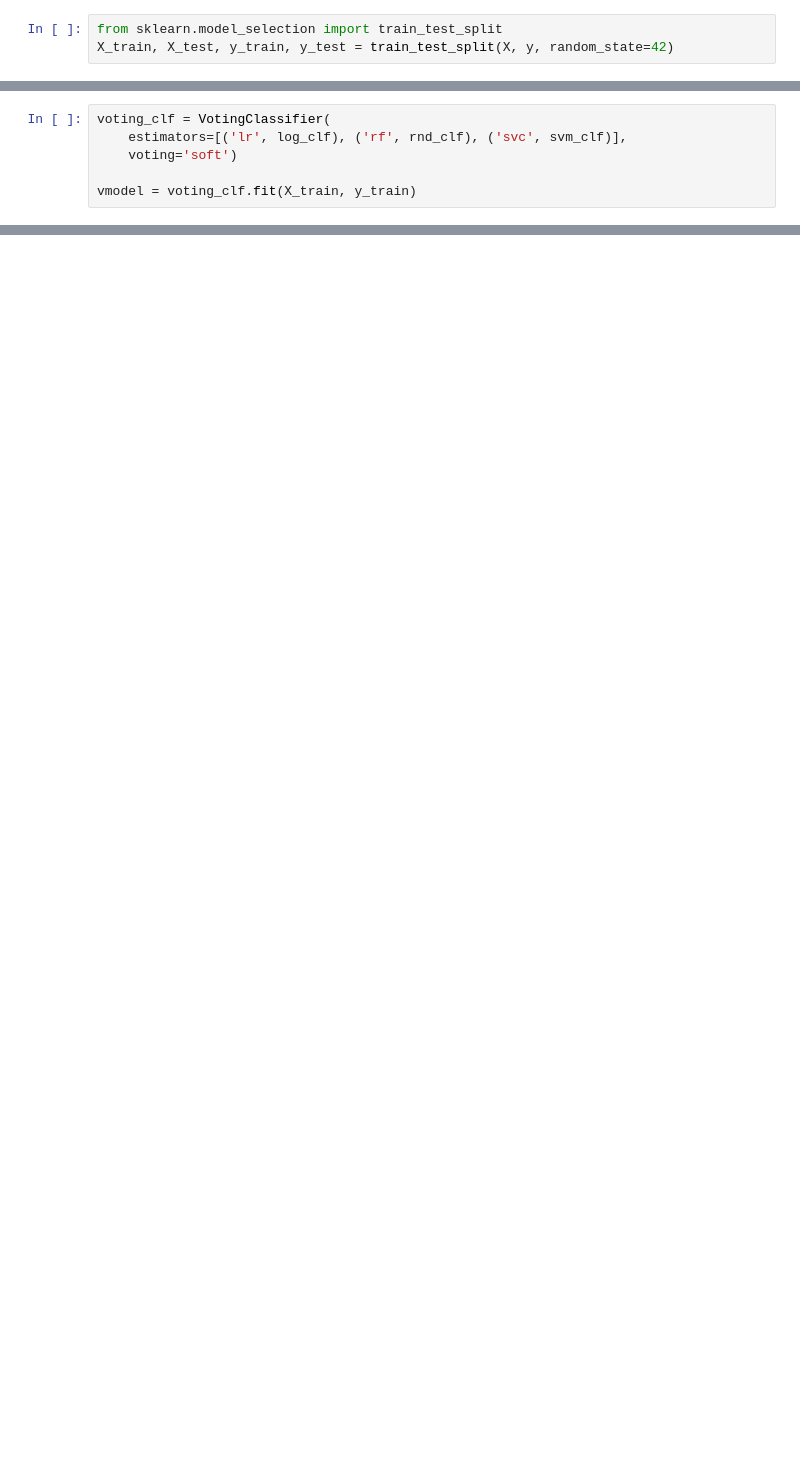
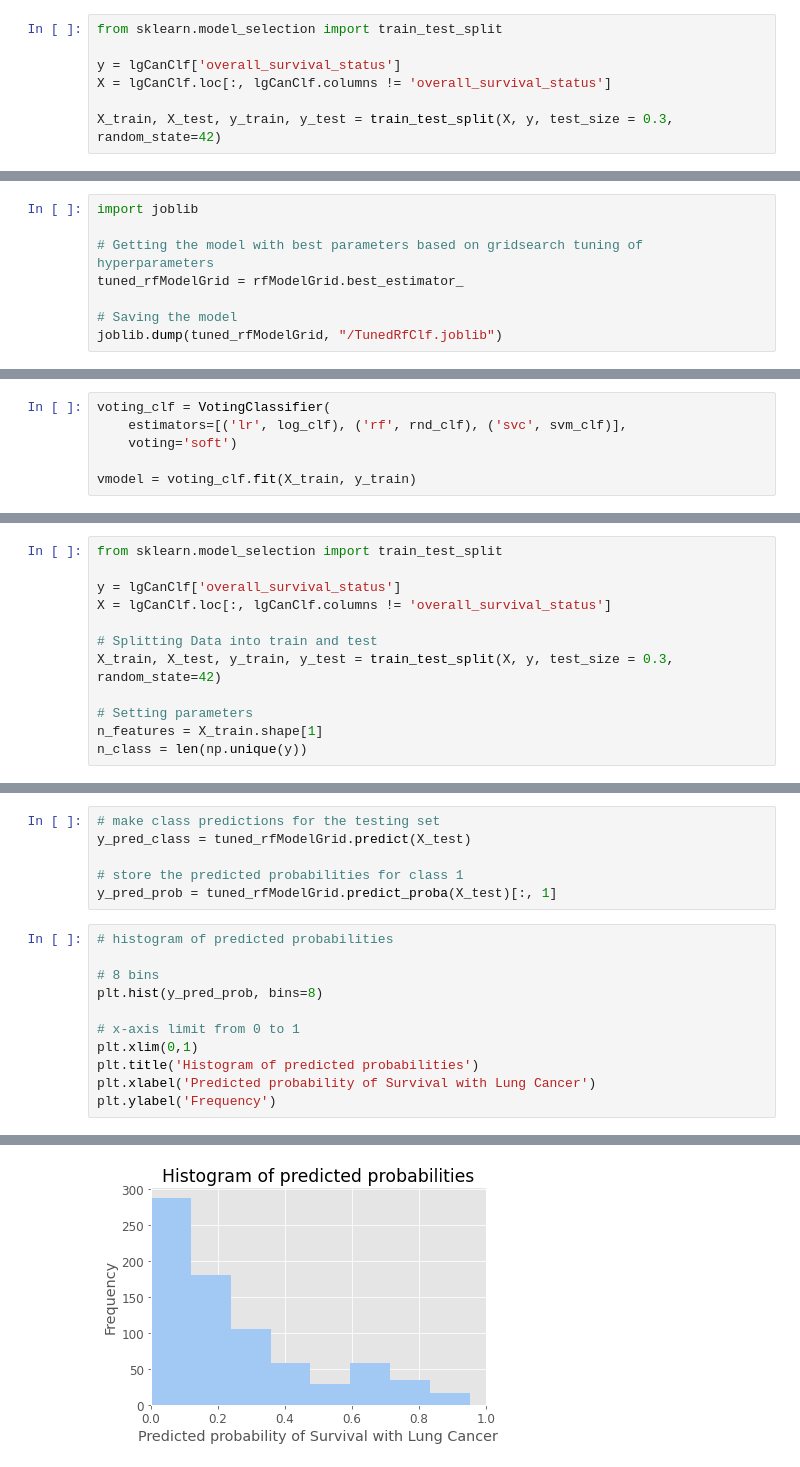
Before and after one commit to Kenyaokun/Practicum_IBM, a Jupyter notebook: 3.28 - 4.04 Update/Lung-cancer-modelling .ipynb, the cells around one changed output, grey strips where cells are left out. Saved outputs shown, nothing was run; the diff lists cells and outputs as text; blank space fills up the shorter version.

Commit message:
Modelling Lung cancer data

```diff
--- a/3.28 - 4.04 Update/Lung-cancer-modelling .ipynb
+++ b/3.28 - 4.04 Update/Lung-cancer-modelling .ipynb
@@ -25,3 +51,7 @@ SDGData = pd.read_csv('/gdrive/My Drive/Github/SDG-Econ-causality/Data/SDG Stats
 # %%
 from sklearn.model_selection import train_test_split
-X_train, X_test, y_train, y_test = train_test_split(X, y, random_state=42)
+
+y = lgCanClf['overall_survival_status']
+X = lgCanClf.loc[:, lgCanClf.columns != 'overall_survival_status']
+
+X_train, X_test, y_train, y_test = train_test_split(X, y, test_size = 0.3, random_state=42)
@@ -27,0 +100,8 @@ X_train, X_test, y_train, y_test = train_test_split(X, y, random_state=42)
+# %%
+import joblib
+
+# Getting the model with best parameters based on gridsearch tuning of hyperparameters
+tuned_rfModelGrid = rfModelGrid.best_estimator_
+
+# Saving the model
+joblib.dump(tuned_rfModelGrid, "/TunedRfClf.joblib")
@@ -86,0 +247,12 @@ print(vmodel.score(X_test, y_test)) #return accuracy of voting classifier
+# %%
+from sklearn.model_selection import train_test_split
+
+y = lgCanClf['overall_survival_status']
+X = lgCanClf.loc[:, lgCanClf.columns != 'overall_survival_status']
+
+# Splitting Data into train and test
+X_train, X_test, y_train, y_test = train_test_split(X, y, test_size = 0.3, random_state=42)
+
+# Setting parameters
+n_features = X_train.shape[1]
+n_class = len(np.unique(y))
@@ -86,0 +306,18 @@ print(vmodel.score(X_test, y_test)) #return accuracy of voting classifier
+# %%
+# make class predictions for the testing set
+y_pred_class = tuned_rfModelGrid.predict(X_test)
+
+# store the predicted probabilities for class 1
+y_pred_prob = tuned_rfModelGrid.predict_proba(X_test)[:, 1]
+# %%
+# histogram of predicted probabilities
+
+# 8 bins
+plt.hist(y_pred_prob, bins=8)
+
+# x-axis limit from 0 to 1
+plt.xlim(0,1)
+plt.title('Histogram of predicted probabilities')
+plt.xlabel('Predicted probability of Survival with Lung Cancer')
+plt.ylabel('Frequency')
+# %% [output]
@@ -86,0 +325 @@ print(vmodel.score(X_test, y_test)) #return accuracy of voting classifier
+[figure, added]
```
Also changed, not shown: parts of 31 cells of this notebook.
